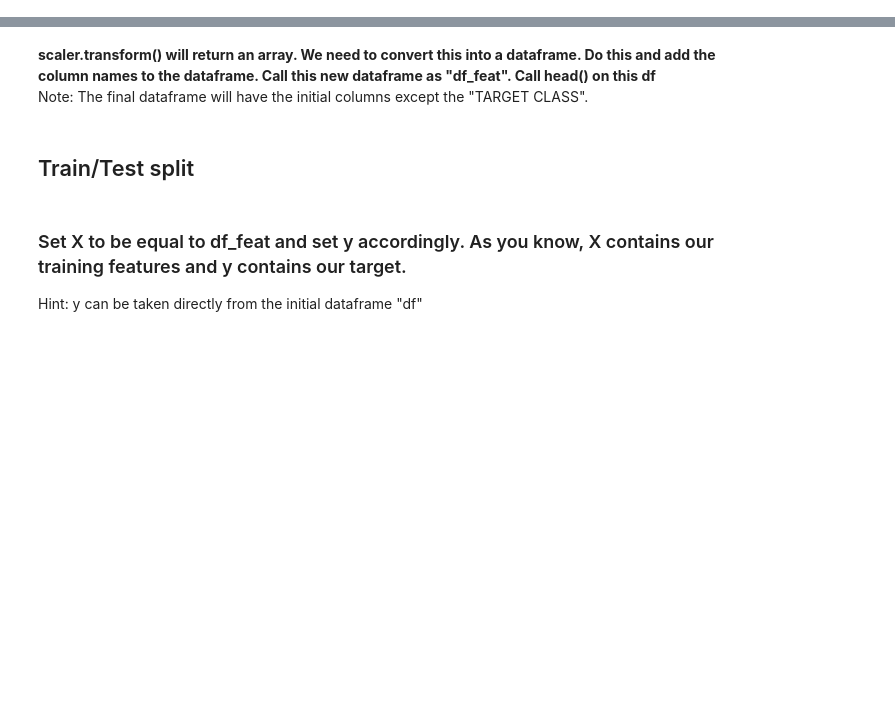
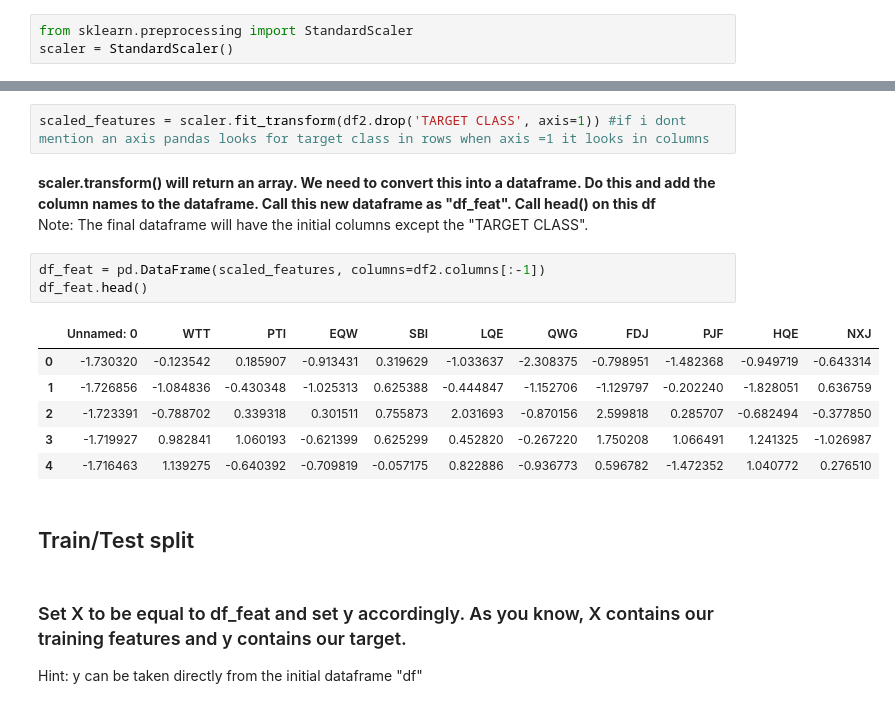
Before and after one commit to maheck9/SynapseLP, a Jupyter notebook: Copy_of_Synapse_LP_Task2.ipynb, the cells around one changed output, grey strips where cells are left out. Saved outputs shown, nothing was run; the diff lists cells and outputs as text; blank space fills up the shorter version.

```diff
--- a/Copy_of_Synapse_LP_Task2.ipynb
+++ b/Copy_of_Synapse_LP_Task2.ipynb
@@ -441,11 +507,26 @@ List them down below.
 ### Standardize the features using sklearn.preprocessing
 # %% [markdown]
 ##### import StandardScaler from Sklearn and instantiate it to a variable called "scaler
+# %%
+from sklearn.preprocessing import StandardScaler
+scaler = StandardScaler()
 # %% [markdown]
 ##### Fit only the features data to this scaler (leaving the TARGET CLASS column out) and then transform
+# %%
+scaled_features = scaler.fit_transform(df2.drop('TARGET CLASS', axis=1)) #if i dont mention an axis pandas looks for target class in rows when axis =1 it looks in columns
 # %% [markdown]
 **scaler.transform() will return an array. We need to convert this into a dataframe. Do this and add the column names to the dataframe. Call this new dataframe as "df_feat". Call head() on this df**<br>
 Note: The final dataframe will have the initial columns except the "TARGET CLASS".
+# %%
+df_feat = pd.DataFrame(scaled_features, columns=df2.columns[:-1])
+df_feat.head()
+# %% [output]
+|  | Unnamed: 0 | WTT | PTI | EQW | SBI | LQE | QWG | FDJ | PJF | HQE | NXJ |
+| 0 | -1.730320 | -0.123542 | 0.185907 | -0.913431 | 0.319629 | -1.033637 | -2.308375 | -0.798951 | -1.482368 | -0.949719 | -0.643314 |
+| 1 | -1.726856 | -1.084836 | -0.430348 | -1.025313 | 0.625388 | -0.444847 | -1.152706 | -1.129797 | -0.202240 | -1.828051 | 0.636759 |
+| 2 | -1.723391 | -0.788702 | 0.339318 | 0.301511 | 0.755873 | 2.031693 | -0.870156 | 2.599818 | 0.285707 | -0.682494 | -0.377850 |
+| 3 | -1.719927 | 0.982841 | 1.060193 | -0.621399 | 0.625299 | 0.452820 | -0.267220 | 1.750208 | 1.066491 | 1.241325 | -1.026987 |
+| 4 | -1.716463 | 1.139275 | -0.640392 | -0.709819 | -0.057175 | 0.822886 | -0.936773 | 0.596782 | -1.472352 | 1.040772 | 0.276510 |
 # %% [markdown]
 ## Train/Test split
 # %% [markdown]
```
Also changed, not shown: parts of 24 cells of this notebook.
